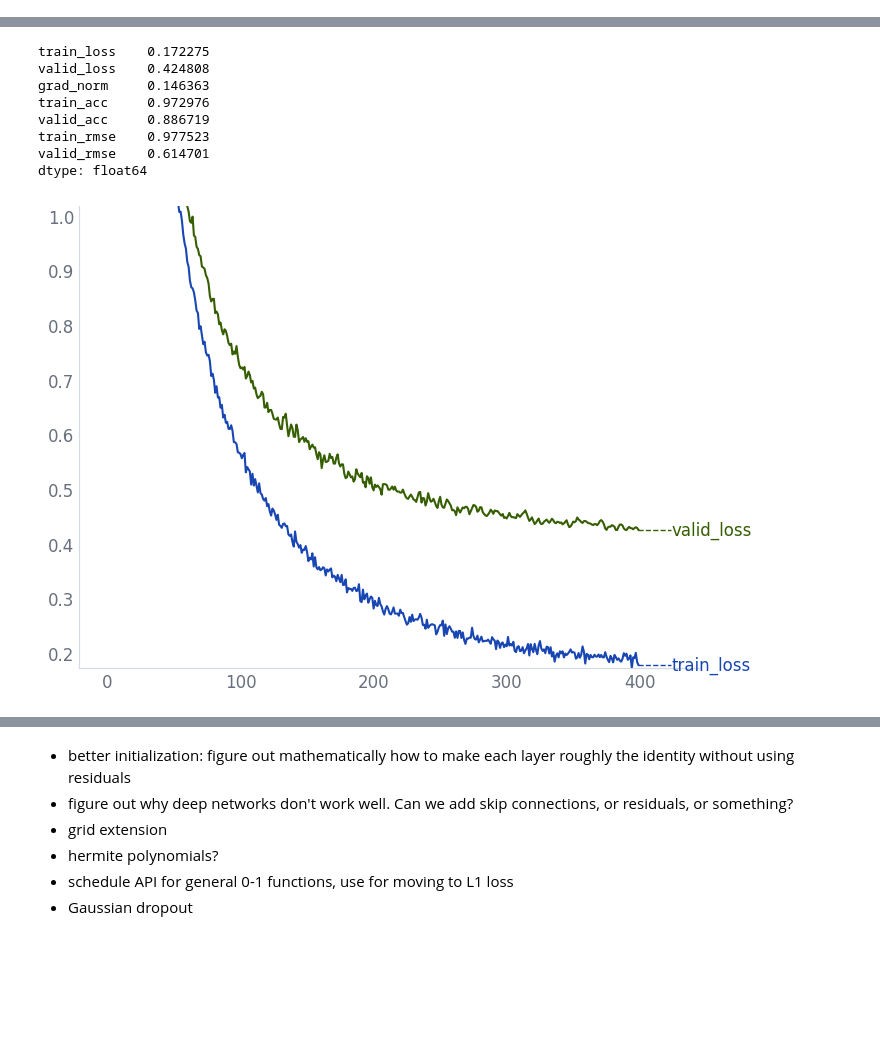
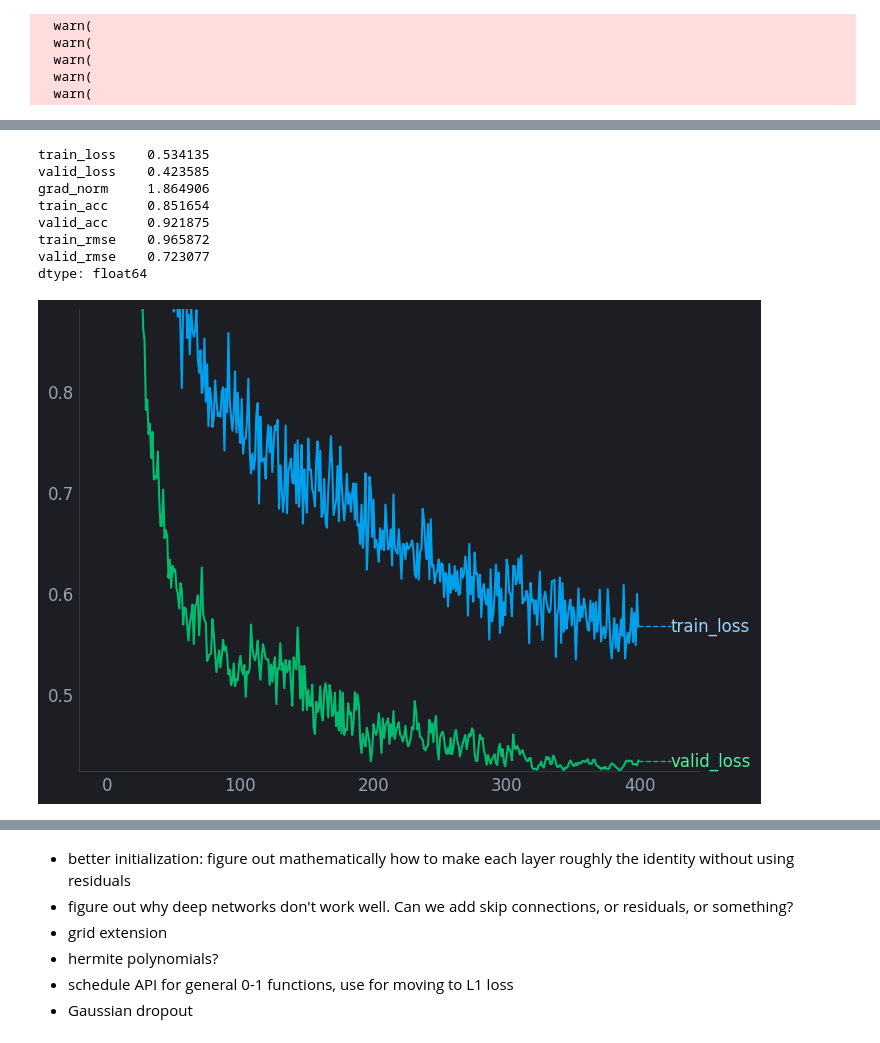
Before and after one commit to nicholas-miklaucic/jax-kan, a Jupyter notebook: exploration.ipynb, the cells around one changed output, grey strips where cells are left out. Drawn from its saved outputs; the diff is of its cells as text; code cells hidden in the pictures; blank space fills up the shorter version.

```diff
--- a/exploration.ipynb
+++ b/exploration.ipynb
@@ -13,13 +13,13 @@ from flax import linen as nn
 
 from jax_kan.trainer import Trainer
 
-theme, cs = rp.mpl_setup(False)
+theme, cs = rp.mpl_setup(True)
 
 import optax
 import rich
 
 from jax_kan.data import DataFrameDataLoader
-from jax_kan.function_basis import Chebyshev, Fourier, Gegenbauer, Hermite, InputMap, Jacobi
+from jax_kan.function_basis import Chebyshev, Fourier, Gegenbauer, Hermite, InputMap, Jacobi, Legendre, PolyInputMap
 from jax_kan.kan import KAN, KANLayer
 from jax_kan.utils import Identity
 
@@ -27,30 +27,31 @@ rich.console.Console()
 rich.reconfigure(force_jupyter=True, width=250)
 
 
-batch_size = 128
+batch_size = 64
 n_folds = 10
-start_frac = 0.8
+start_frac = 0.2
 end_frac = 0.2
-warmup = 10
 n_epochs = 400
 dtype = jnp.float32
 
-n_coef = 5
-node_dropout = 0.05
+n_coef = 7
+node_dropout = 0.3
 hidden_dim = None
-inner_dims = [64]
+inner_dims = [24]
 out_hidden_dim = None
 normalization = Identity
 base_act = nn.tanh
-weight_decay = 0.01
-base_lr = 8e-3
-input_map = InputMap(
-    stretch_base=1,
-    stretch_trainable=False,
-    map_type='tanh',
-)
-spline_kind = Gegenbauer
+weight_decay = 0.1
+base_lr = 6e-3
+# input_map = InputMap(
+#     stretch_base=1,
+#     stretch_trainable=False,
+#     map_type='tanh',
+# )
+input_map = PolyInputMap(order=3)
+spline_kind = Hermite
 spline_params_share = True
+use_bias = False
 
 # -------------------------------
 
@@ -63,7 +64,7 @@ steps_in_epoch = dl.train_valid_split(k=n_folds)[0].num_batches
 kwargs = {
     'in_dim': dl.sample_batch().in_dim,
     'out_dim': np.max(dl.dataset.y).item() + 1,
-    'final_act': lambda x: x,
+    'final_act': lambda x: 3 * x,
     'inner_dims': inner_dims,
     'normalization': normalization,
     'hidden_dim': hidden_dim,
@@ -77,6 +78,7 @@ kwargs = {
         input_map=input_map,
         spline_kind=spline_kind,
         spline_params_share=spline_params_share,
+        use_bias=use_bias
     ),
 }
 
@@ -94,39 +96,44 @@ kan = KAN(**kwargs)
 
 trainer = Trainer(kan, dl, optimizer=tx)
 
 for fold in range(1):
     trainer.use_fold(fold, k=n_folds)
     trainer.fit(n_epochs=n_epochs)
 
     display(
         trainer.epoch_df.agg(
             {
                 'train_loss': 'min',
                 'valid_loss': 'min',
                 'grad_norm': 'max',
                 'train_acc': 'max',
                 'valid_acc': 'max',
                 'train_rmse': 'min',
                 'valid_rmse': 'min',
             }
         )
     )
 
     hist = trainer.epoch_df[['train_loss', 'valid_loss']]
     hist.plot()
     plt.ylim(hist.min().min(), hist.iloc[60:].max().max())
     rp.line_labels()
     plt.show()
 # %% [output]
+  warn(
+  warn(
+  warn(
+  warn(
+  warn(
 [interactive output not drawn]
 [interactive output not drawn]
 [interactive output not drawn]
-train_loss    0.172275
-valid_loss    0.424808
-grad_norm     0.146363
-train_acc     0.972976
-valid_acc     0.886719
-train_rmse    0.977523
-valid_rmse    0.614701
-dtype: float64
+train_loss    0.534135
+valid_loss    0.423585
+grad_norm     1.864906
+train_acc     0.851654
+valid_acc     0.921875
+train_rmse    0.965872
+valid_rmse    0.723077
+dtype: float64
-[figure, old version]
+[figure, new version]
```
Also changed, not shown: parts of 8 cells of this notebook, 3 other files.
